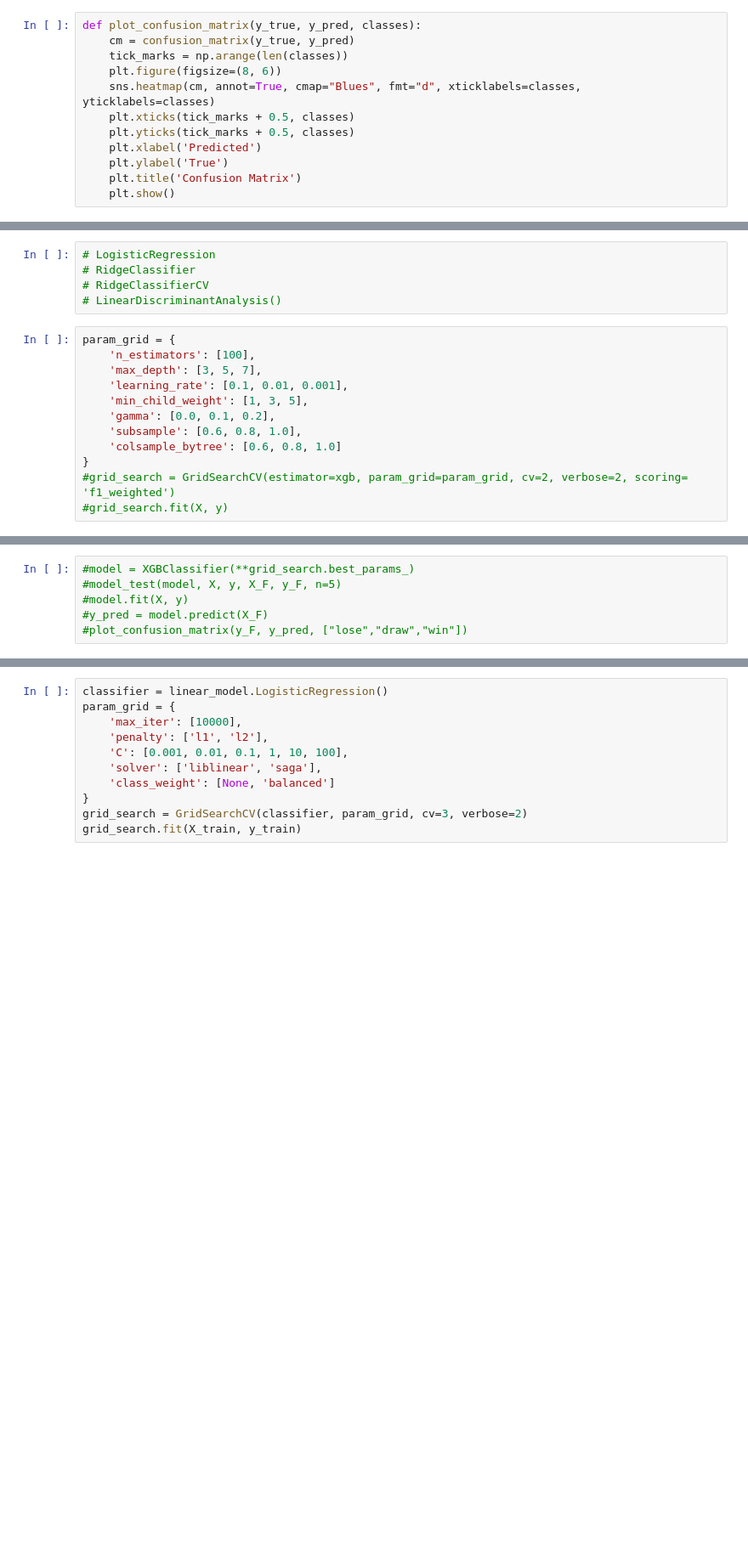
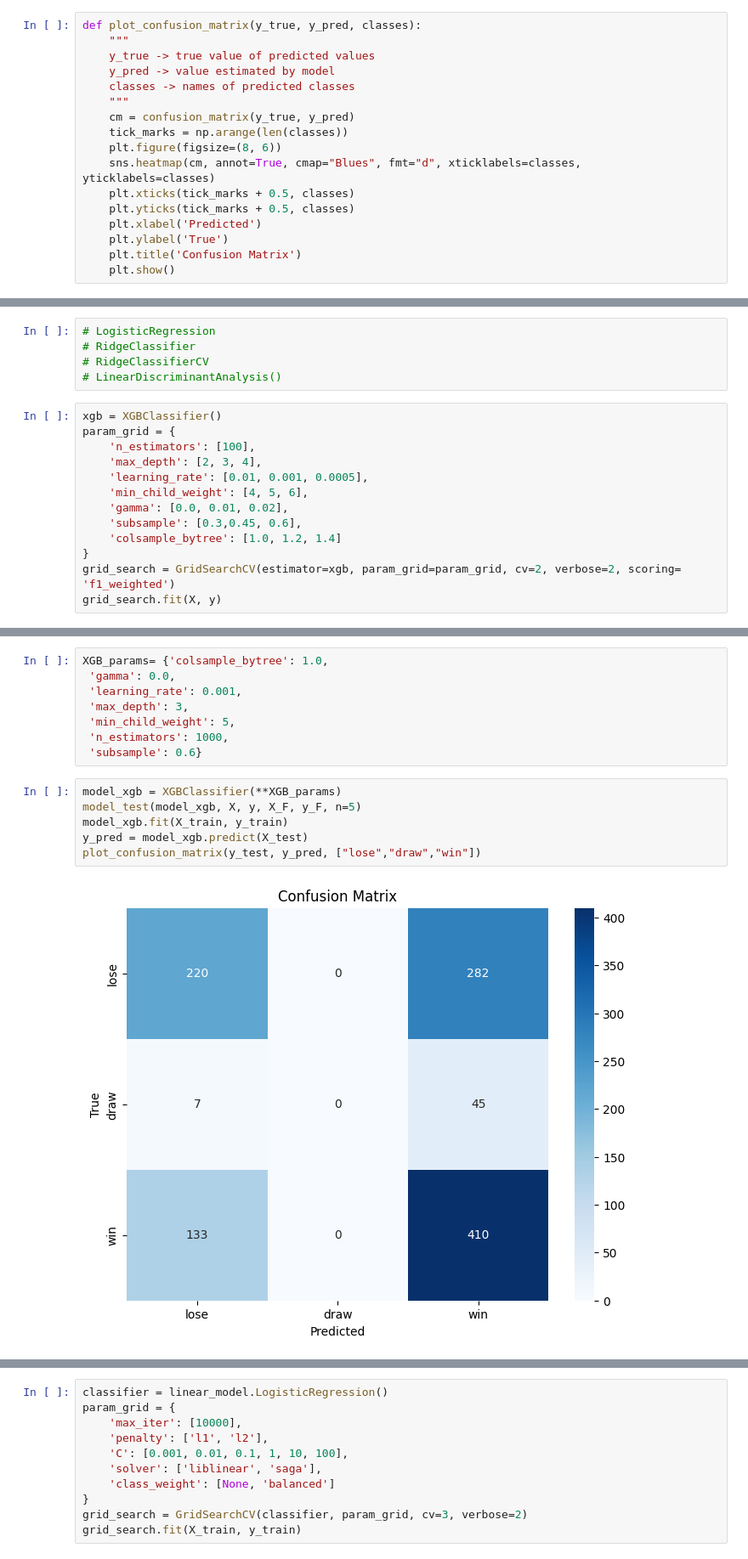
Before and after one commit to MikolajZaborowski/LichessData, a Jupyter notebook: lichess_project/modele_Mikolaj.ipynb, the cells around one changed output, grey strips where cells are left out. Shown at 85% size. Drawn from its saved outputs; the diff is of its cells as text; blank space fills up the shorter version.

```diff
--- a/lichess_project/modele_Mikolaj.ipynb
+++ b/lichess_project/modele_Mikolaj.ipynb
@@ -578,6 +549,11 @@ def model_test(model, X, y, X_test_F, y_test_F, n=5):
     return AVG
 # %%
 def plot_confusion_matrix(y_true, y_pred, classes):
+    """
+    y_true -> true value of predicted values
+    y_pred -> value estimated by model
+    classes -> names of predicted classes
+    """
     cm = confusion_matrix(y_true, y_pred)
     tick_marks = np.arange(len(classes))
     plt.figure(figsize=(8, 6))
@@ -729,14 +670,15 @@ plot_confusion_matrix(y_F, y_pred, ["lose","draw","win"])
 # RidgeClassifierCV
 # LinearDiscriminantAnalysis()
 # %%
+xgb = XGBClassifier()
 param_grid = {
     'n_estimators': [100],
-    'max_depth': [3, 5, 7],
-    'learning_rate': [0.1, 0.01, 0.001],
-    'min_child_weight': [1, 3, 5],
-    'gamma': [0.0, 0.1, 0.2],
-    'subsample': [0.6, 0.8, 1.0],
-    'colsample_bytree': [0.6, 0.8, 1.0]
+    'max_depth': [2, 3, 4],
+    'learning_rate': [0.01, 0.001, 0.0005],
+    'min_child_weight': [4, 5, 6],
+    'gamma': [0.0, 0.01, 0.02],
+    'subsample': [0.3,0.45, 0.6],
+    'colsample_bytree': [1.0, 1.2, 1.4]
 }
-#grid_search = GridSearchCV(estimator=xgb, param_grid=param_grid, cv=2, verbose=2, scoring= 'f1_weighted')
-#grid_search.fit(X, y)
+grid_search = GridSearchCV(estimator=xgb, param_grid=param_grid, cv=2, verbose=2, scoring= 'f1_weighted')
+grid_search.fit(X, y)
@@ -743,6 +747,16 @@ param_grid = {
+# %%
+XGB_params= {'colsample_bytree': 1.0,
+ 'gamma': 0.0,
+ 'learning_rate': 0.001,
+ 'max_depth': 3,
+ 'min_child_weight': 5,
+ 'n_estimators': 1000,
+ 'subsample': 0.6}
 # %%
-#model = XGBClassifier(**grid_search.best_params_)
-#model_test(model, X, y, X_F, y_F, n=5)
-#model.fit(X, y)
-#y_pred = model.predict(X_F)
-#plot_confusion_matrix(y_F, y_pred, ["lose","draw","win"])
+model_xgb = XGBClassifier(**XGB_params)
+model_test(model_xgb, X, y, X_F, y_F, n=5)
+model_xgb.fit(X_train, y_train)
+y_pred = model_xgb.predict(X_test)
+plot_confusion_matrix(y_test, y_pred, ["lose","draw","win"])
+# %% [output]
+[figure, added]
```
Also changed, not shown: parts of 45 cells of this notebook.
